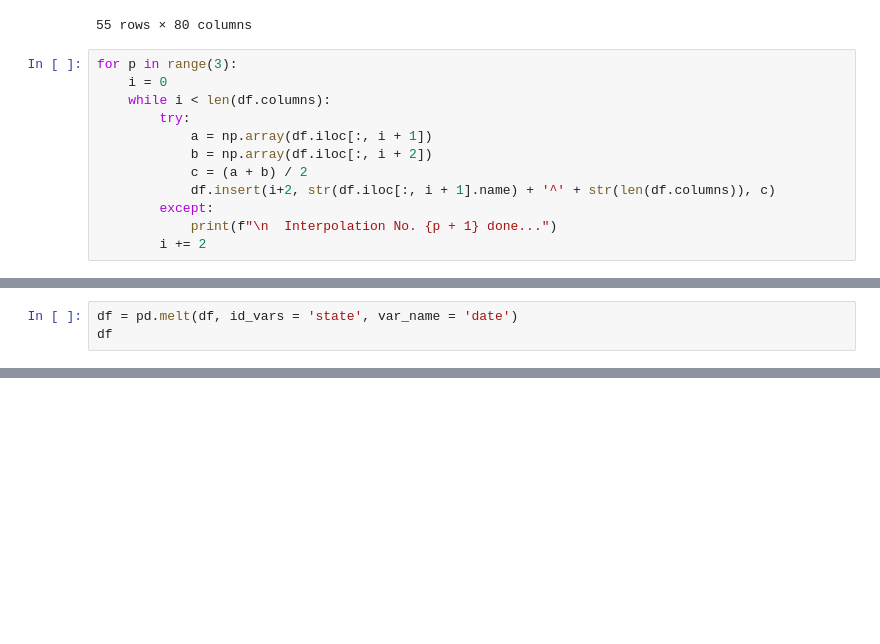
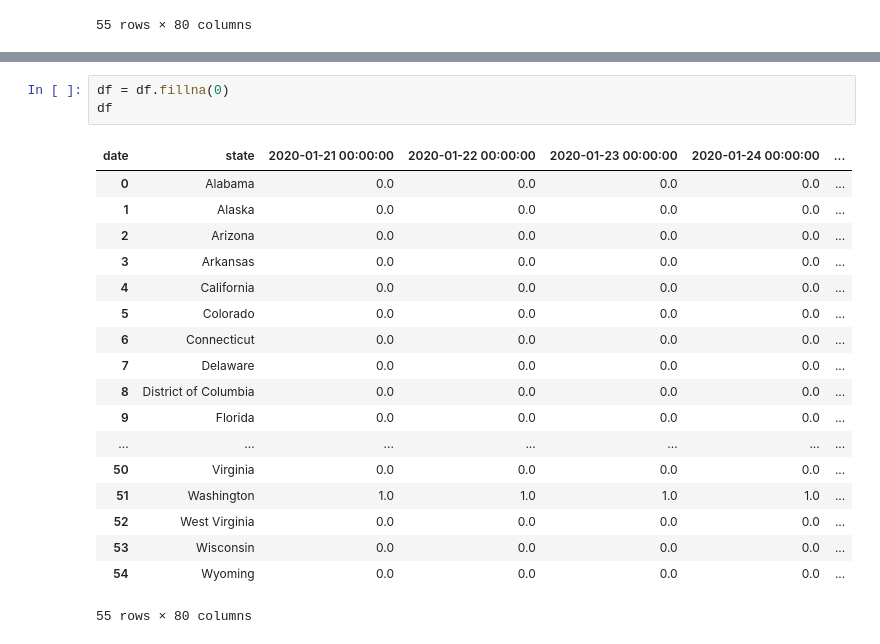
Before and after one commit to irwinmier96/Extra_Side_Projects, a Jupyter notebook: Coronavirus Cases by U.S County 2020/cases_US_state_over_time_running_chart.ipynb, the cells around one changed output, grey strips where cells are left out. Cells and saved outputs as stored; diff of their text form; blank space fills up the shorter version.

```diff
--- a/Coronavirus Cases by U.S County 2020/cases_US_state_over_time_running_chart.ipynb
+++ b/Coronavirus Cases by U.S County 2020/cases_US_state_over_time_running_chart.ipynb
@@ -42,15 +42,3 @@ df
 | 53 | Wisconsin | NaN | NaN | NaN | NaN | ... |
 | 54 | Wyoming | NaN | NaN | NaN | NaN | ... |
 55 rows × 80 columns
-# %%
-for p in range(3):
-    i = 0
-    while i < len(df.columns):
-        try:
-            a = np.array(df.iloc[:, i + 1])
-            b = np.array(df.iloc[:, i + 2])
-            c = (a + b) / 2
-            df.insert(i+2, str(df.iloc[:, i + 1].name) + '^' + str(len(df.columns)), c)
-        except:
-            print(f"\n  Interpolation No. {p + 1} done...")
-        i += 2
@@ -63,3 +44,0 @@ for p in range(3):
-# %%
-df = pd.melt(df, id_vars = 'state', var_name = 'date')
-df
@@ -176,0 +45,22 @@ ValueError: unknown file extension: .mp4
+# %%
+df = df.fillna(0)
+df
+# %% [output]
+| date | state | 2020-01-21 00:00:00 | 2020-01-22 00:00:00 | 2020-01-23 00:00:00 | 2020-01-24 00:00:00 | ... |
+| 0 | Alabama | 0.0 | 0.0 | 0.0 | 0.0 | ... |
+| 1 | Alaska | 0.0 | 0.0 | 0.0 | 0.0 | ... |
+| 2 | Arizona | 0.0 | 0.0 | 0.0 | 0.0 | ... |
+| 3 | Arkansas | 0.0 | 0.0 | 0.0 | 0.0 | ... |
+| 4 | California | 0.0 | 0.0 | 0.0 | 0.0 | ... |
+| 5 | Colorado | 0.0 | 0.0 | 0.0 | 0.0 | ... |
+| 6 | Connecticut | 0.0 | 0.0 | 0.0 | 0.0 | ... |
+| 7 | Delaware | 0.0 | 0.0 | 0.0 | 0.0 | ... |
+| 8 | District of Columbia | 0.0 | 0.0 | 0.0 | 0.0 | ... |
+| 9 | Florida | 0.0 | 0.0 | 0.0 | 0.0 | ... |
+| ... | ... | ... | ... | ... | ... | ... |
+| 50 | Virginia | 0.0 | 0.0 | 0.0 | 0.0 | ... |
+| 51 | Washington | 1.0 | 1.0 | 1.0 | 1.0 | ... |
+| 52 | West Virginia | 0.0 | 0.0 | 0.0 | 0.0 | ... |
+| 53 | Wisconsin | 0.0 | 0.0 | 0.0 | 0.0 | ... |
+| 54 | Wyoming | 0.0 | 0.0 | 0.0 | 0.0 | ... |
+55 rows × 80 columns
```
Also changed, not shown: parts of 9 cells of this notebook.
